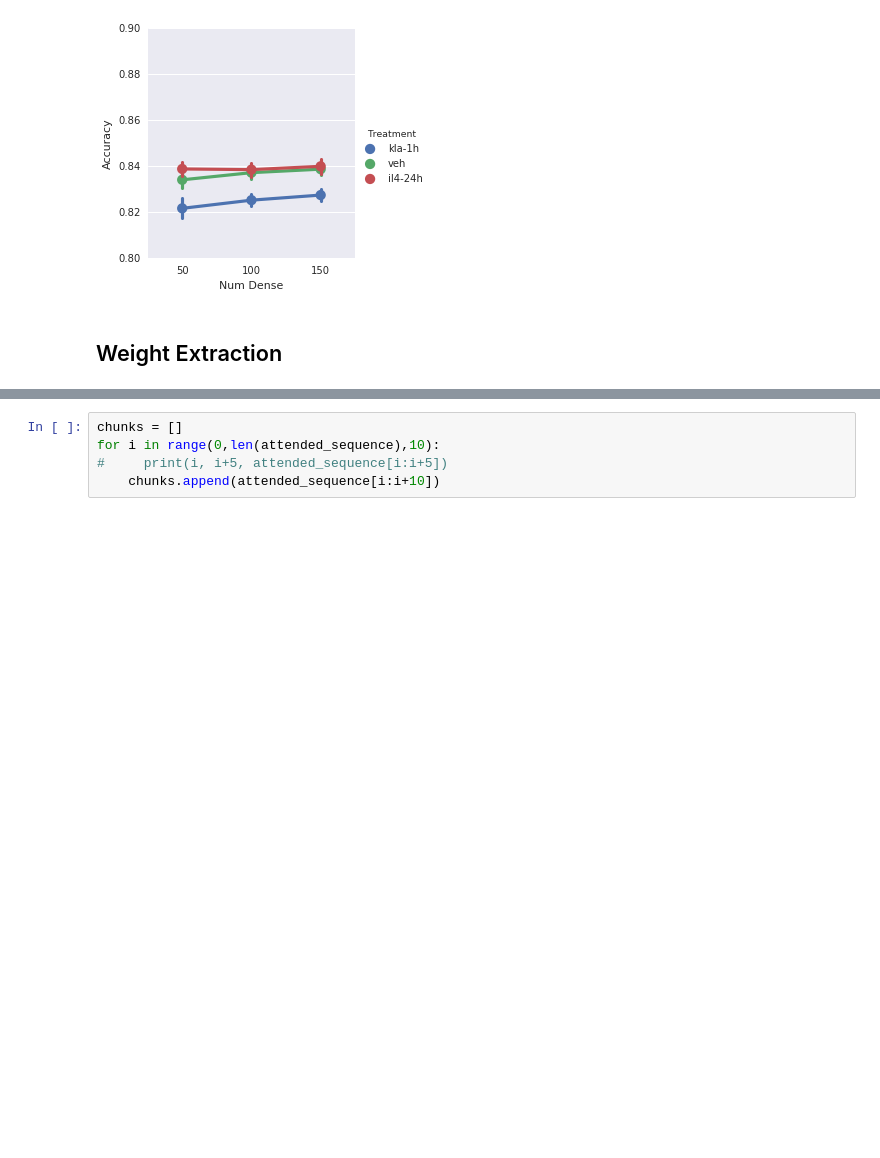
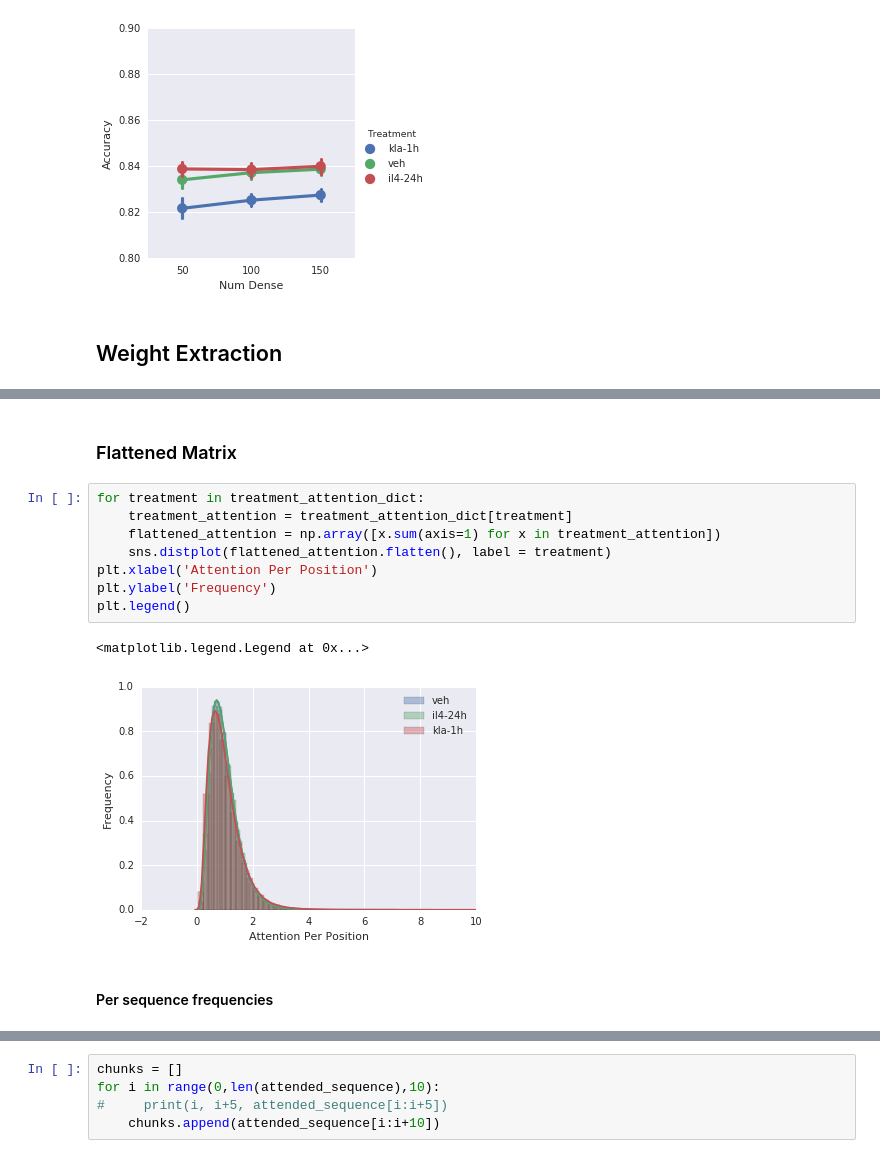
Before and after one commit to jenhantao/genomic_grammar, a Jupyter notebook: Attention Only Classification Analysis.ipynb, the cells around one changed output, grey strips where cells are left out. Cells and saved outputs as stored; diff of their text form; blank space fills up the shorter version.

```diff
--- a/Attention Only Classification Analysis.ipynb
+++ b/Attention Only Classification Analysis.ipynb
@@ -603,0 +663,15 @@ for ps in ['c57bl6_kla-1h_peaks.fasta', 'c57bl6_veh_peaks.fasta', 'c57bl6_il4-24
+# %% [markdown]
+### Flattened Matrix
+# %%
+for treatment in treatment_attention_dict:
+    treatment_attention = treatment_attention_dict[treatment]
+    flattened_attention = np.array([x.sum(axis=1) for x in treatment_attention])
+    sns.distplot(flattened_attention.flatten(), label = treatment)
+plt.xlabel('Attention Per Position')
+plt.ylabel('Frequency')
+plt.legend()
+# %% [output]
+<matplotlib.legend.Legend at 0x...>
+[figure, added]
+# %% [markdown]
+#### Per sequence frequencies
```
Also changed, not shown: parts of 17 cells of this notebook.
